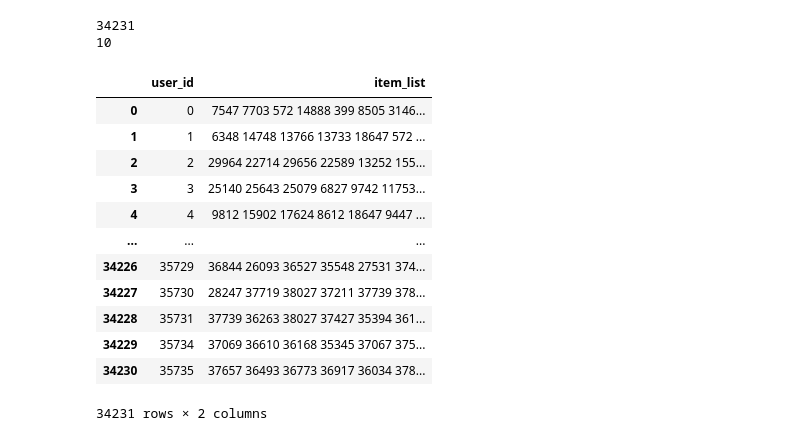
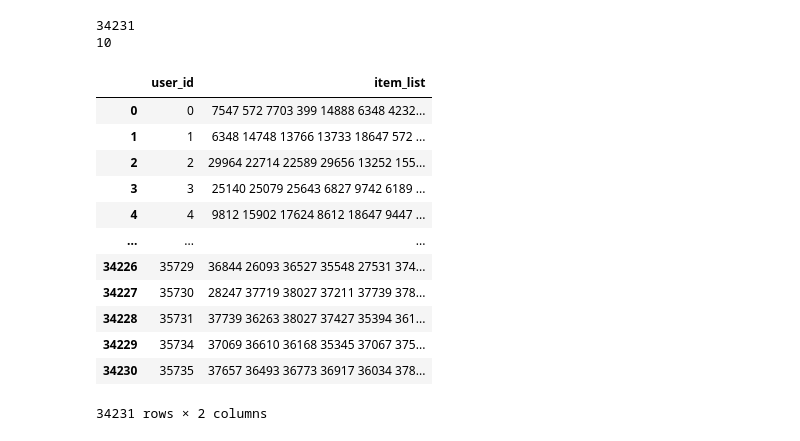
Before and after one commit to tomaz-suller/recsys, a Jupyter notebook: 9-tomaz-suller-submission.ipynb, the cells around one changed output. Cells and saved outputs as stored; diff of their text form; code cells hidden in the pictures.

```diff
--- a/9-tomaz-suller-submission.ipynb
+++ b/9-tomaz-suller-submission.ipynb
@@ -394,7 +429,16 @@ BEST_SLIM_ELASTICNET = {
     "alpha": 0.00013519978876092592,
     "positive_only": False,
     "topK": 59,
+    "do_feature_selection": True,
 }
+
+# BEST_SLIM_ELASTICNET = {
+#     "topK": 1000,
+#     "l1_ratio": 0.003266986021483405,
+#     "alpha": 0.001,
+#     "positive_only": True,
+#     "do_feature_selection": True,
+# }
 
 slim_elasticnet_recommender = SLIMElasticNetRecommender(URM_all)
 slim_elasticnet_recommender.fit(**BEST_SLIM_ELASTICNET)
@@ -415,6 +448,6 @@ SLIMElasticNetRecommender: Processed 38121 (100.0%) in 1.00 hour. Items per seco
 # %%
-with (MODELS_DIR / "slim_elasticnet.pkl").open("wb") as f:
-    pickle.dump(slim_elasticnet_recommender, f)
+# with (MODELS_DIR / "slim_elasticnet_fs.pkl").open("wb") as f:
+#     pickle.dump(slim_elasticnet_recommender, f)
 # %%
 result_df, _ = evaluator_validation.evaluateRecommender(slim_elasticnet_recommender)
 result_df
@@ -447,7 +480,7 @@ RP3betaRecommenderICM: Processed 38121 ( 100.00% ) in 1.47 min. Items per second
 RP3betaRecommenderICM: Computation completed
 # %%
-with (MODELS_DIR / "rp3_icm.pkl").open("wb") as f:
-    pickle.dump(rp3_icm, f)
+# with (MODELS_DIR / "rp3_icm.pkl").open("wb") as f:
+#     pickle.dump(rp3_icm, f)
 # %%
 result_df, _ = evaluator_validation.evaluateRecommender(rp3_icm)
 result_df
@@ -716,24 +940,2 @@ Recommenders.Hybrid.ScoresHybridRecommender
 # %%
 recommender_object = slim_elasticnet_recommender
-# %%
-def recommend(
-    recommender: BaseRecommender,
-    user_ids: Iterable[str],
-    chunk_size: int = 1000,
-    cutoff: int = 10,
-    **recommender_kwargs,
-) -> list[list[str]]:
-    recommendation_chunks: list[list[list]] = [
-        recommender.recommend(
-            user_ids[i : i + chunk_size],
-            cutoff=cutoff,
-            **recommender_kwargs,
-        )
-        for i in range(0, len(user_ids), chunk_size)
-    ]
-    recommendation_ids = [
-        recommendation
-        for chunk in recommendation_chunks
-        for recommendation in chunk
-    ]
-    return recommendation_ids
@@ -749,16 +948,15 @@ print(len(recommendations[0]))
 10
 # %%
 test_df["item_list"] = [
-    encode_recommendation(recommendation)
-    for recommendation in recommendations
+    encode_recommendation(recommendation) for recommendation in recommendations
 ]
 test_df
 # %% [output]
 |  | user_id | item_list |
-| 0 | 0 | 7547 7703 572 14888 399 8505 3146... |
+| 0 | 0 | 7547 572 7703 399 14888 6348 4232... |
 | 1 | 1 | 6348 14748 13766 13733 18647 572 ... |
-| 2 | 2 | 29964 22714 29656 22589 13252 155... |
-| 3 | 3 | 25140 25643 25079 6827 9742 11753... |
+| 2 | 2 | 29964 22714 22589 29656 13252 155... |
+| 3 | 3 | 25140 25079 25643 6827 9742 6189 ... |
 | 4 | 4 | 9812 15902 17624 8612 18647 9447 ... |
 | ... | ... | ... |
 | 34226 | 35729 | 36844 26093 36527 35548 27531 374... |
```
Also changed, not shown: parts of 49 cells of this notebook.
